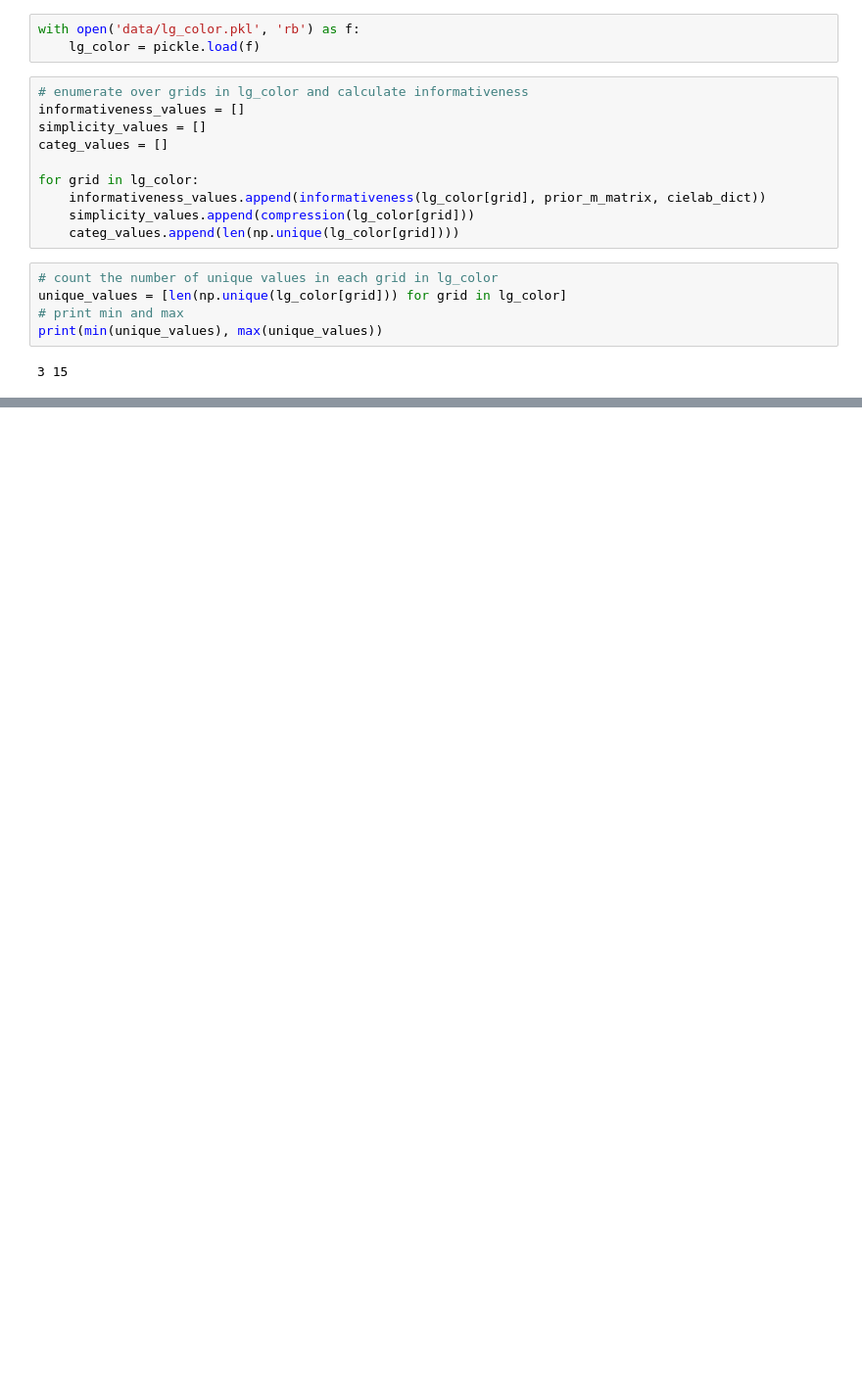
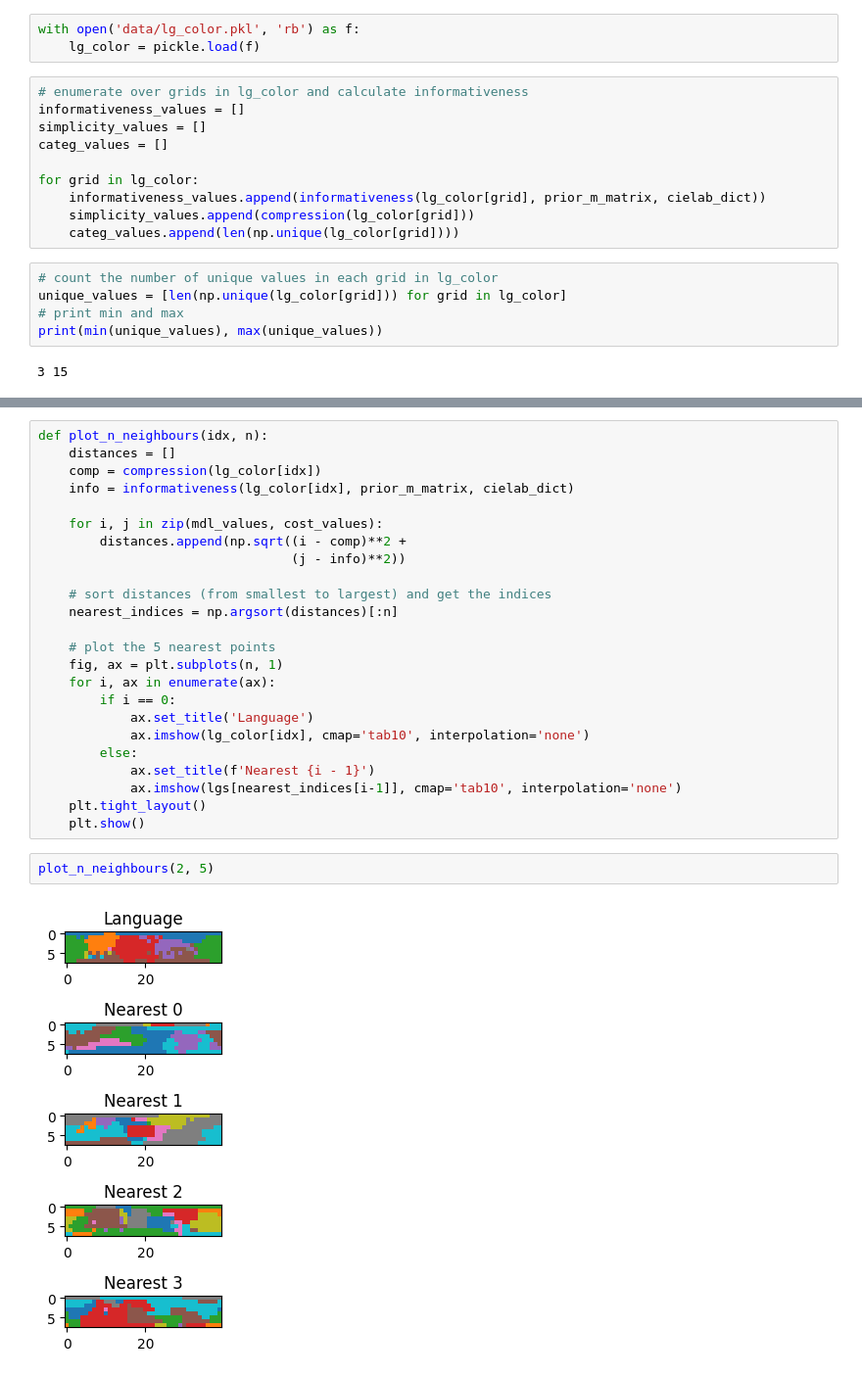
Before and after one commit to alexeykosh/2024-convexity-efficient-communication, a Jupyter notebook: color_split_v2.ipynb, the cells around one changed output, grey strips where cells are left out. Shown at 98% size. Cells and saved outputs as stored; diff of their text form; blank space fills up the shorter version.

```diff
--- a/color_split_v2.ipynb
+++ b/color_split_v2.ipynb
@@ -316,0 +317,28 @@ plt.show()
+# %%
+def plot_n_neighbours(idx, n):
+    distances = []
+    comp = compression(lg_color[idx])
+    info = informativeness(lg_color[idx], prior_m_matrix, cielab_dict)
+
+    for i, j in zip(mdl_values, cost_values):
+        distances.append(np.sqrt((i - comp)**2 +
+                                 (j - info)**2))
+
+    # sort distances (from smallest to largest) and get the indices
+    nearest_indices = np.argsort(distances)[:n]
+
+    # plot the 5 nearest points
+    fig, ax = plt.subplots(n, 1)
+    for i, ax in enumerate(ax):
+        if i == 0:
+            ax.set_title('Language')
+            ax.imshow(lg_color[idx], cmap='tab10', interpolation='none')
+        else:
+            ax.set_title(f'Nearest {i - 1}')
+            ax.imshow(lgs[nearest_indices[i-1]], cmap='tab10', interpolation='none')
+    plt.tight_layout()
+    plt.show()
+# %%
+plot_n_neighbours(2, 5)
+# %% [output]
+[figure, added]
```
Also changed, not shown: parts of 8 cells of this notebook, 1 other file.
